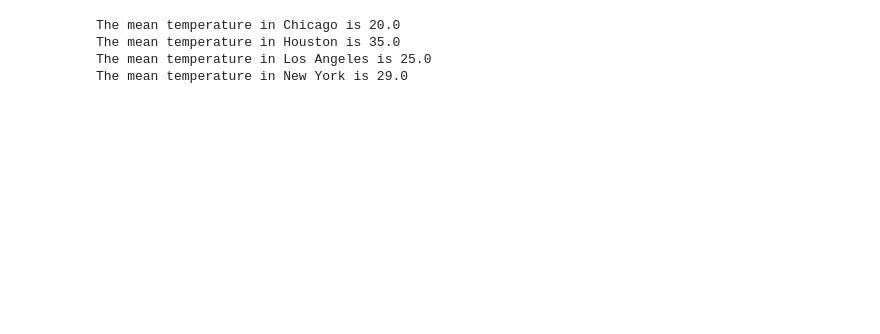
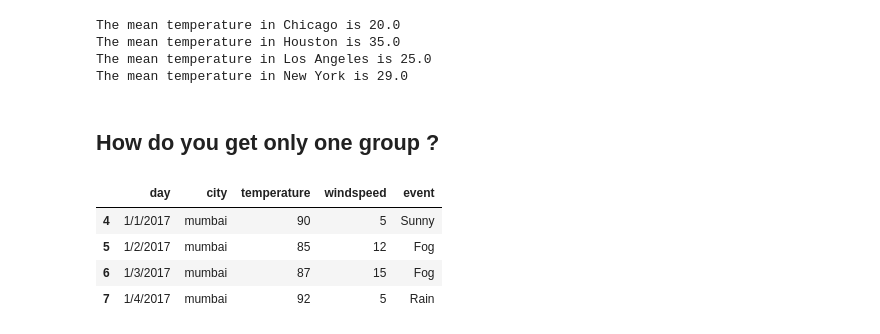
Before and after one commit to pushpullleg/MS-in-CS, a Jupyter notebook: Big Data /Pandas/Week 7/Week7.ipynb, the cells around one changed output. Drawn from its saved outputs; the diff is of its cells as text; code cells hidden in the pictures; blank space fills up the shorter version.

```diff
--- a/Big Data /Pandas/Week 7/Week7.ipynb
+++ b/Big Data /Pandas/Week 7/Week7.ipynb
@@ -99,3 +106,13 @@ The mean temperature in Chicago is 20.0
 The mean temperature in Houston is 35.0
 The mean temperature in Los Angeles is 25.0
 The mean temperature in New York is 29.0
+# %% [markdown]
+## How do you get only one group ?
+# %%
+g.get_group('mumbai')
+# %% [output]
+|  | day | city | temperature | windspeed | event |
+| 4 | 1/1/2017 | mumbai | 90 | 5 | Sunny |
+| 5 | 1/2/2017 | mumbai | 85 | 12 | Fog |
+| 6 | 1/3/2017 | mumbai | 87 | 15 | Fog |
+| 7 | 1/4/2017 | mumbai | 92 | 5 | Rain |
```
Also changed, not shown: parts of 9 cells of this notebook, 8 other files.
